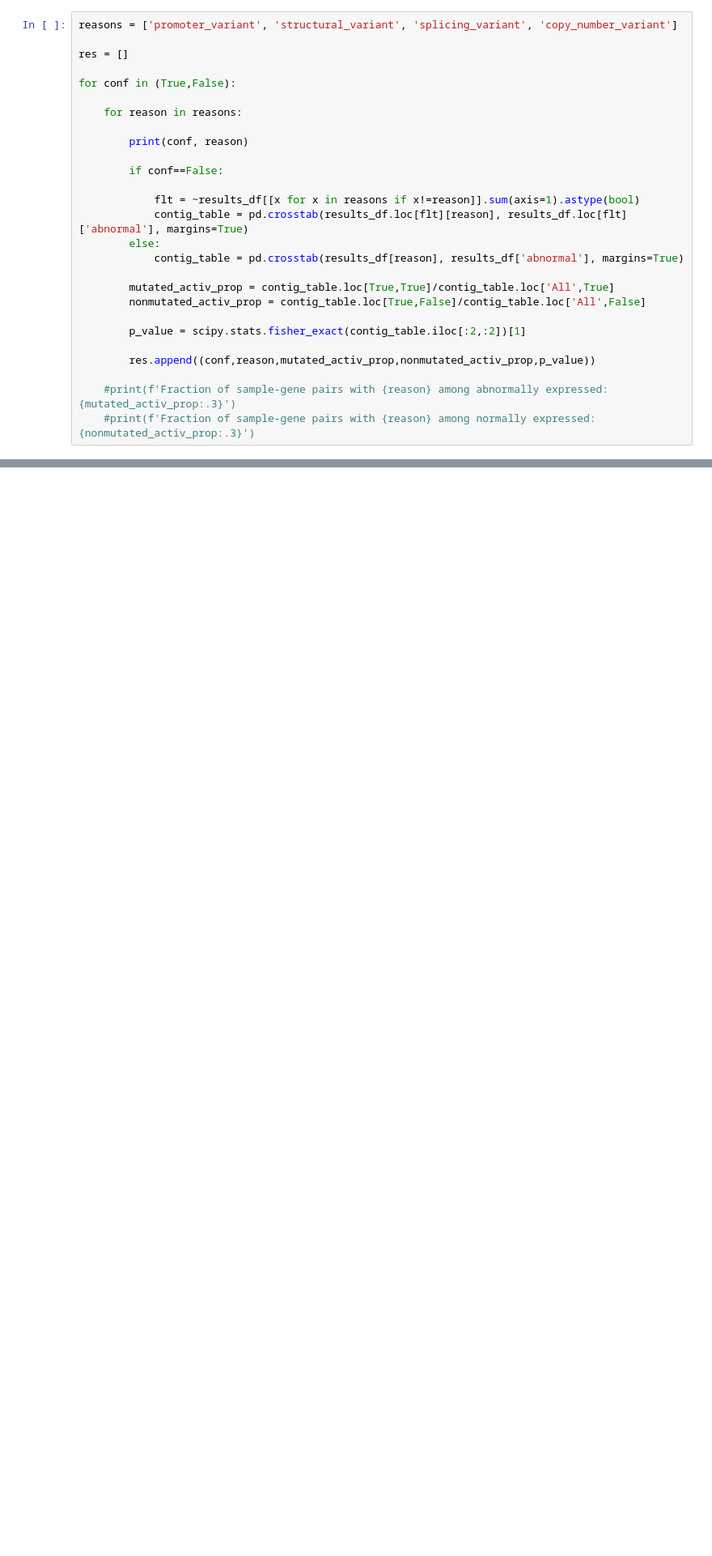
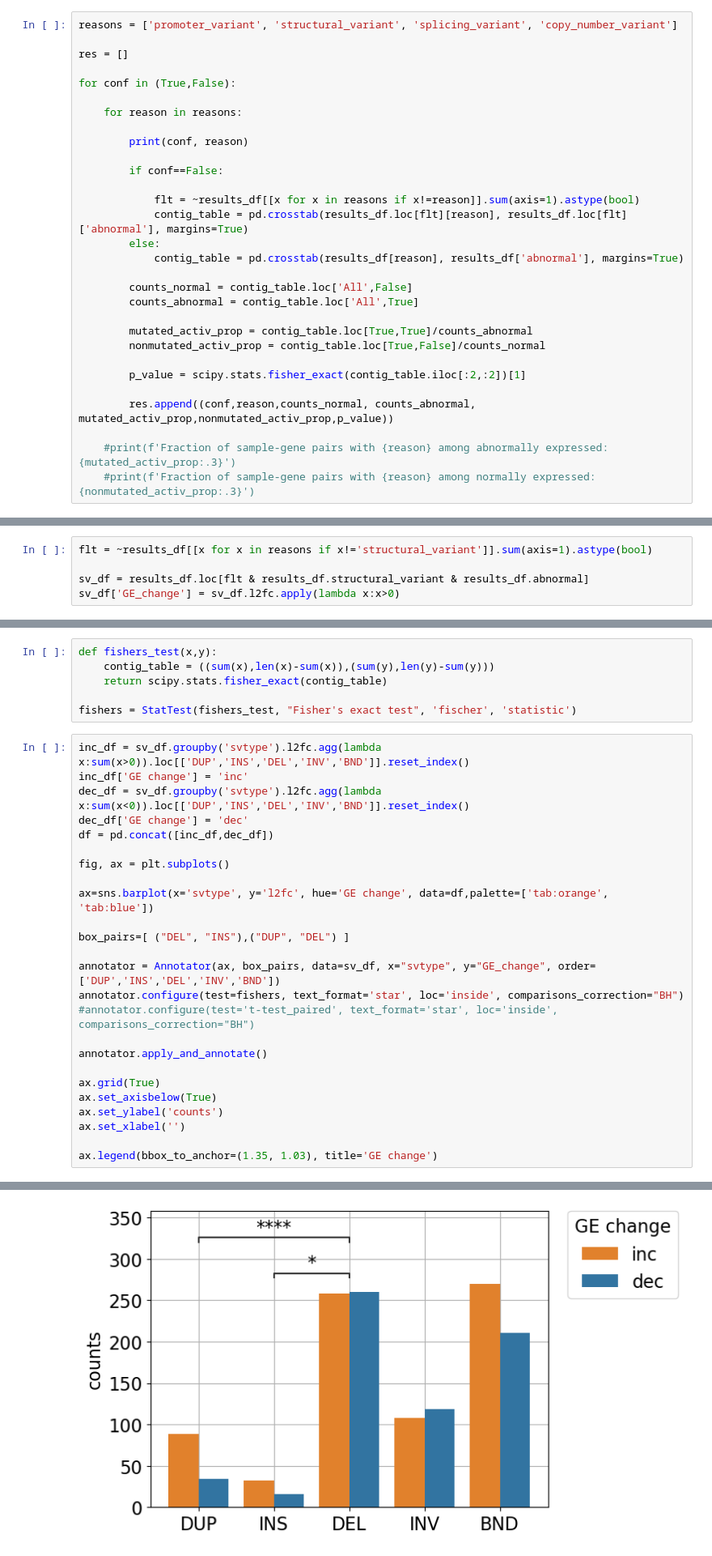
Before and after one commit to sergeyvilov/enformer, a Jupyter notebook: promoter_mutations/analysis.ipynb, the cells around one changed output, grey strips where cells are left out. Shown at 81% size. Saved outputs shown, nothing was run; the diff lists cells and outputs as text; blank space fills up the shorter version.

```diff
--- a/promoter_mutations/analysis.ipynb
+++ b/promoter_mutations/analysis.ipynb
@@ -99,12 +129,15 @@ for conf in (True,False):
         else:
             contig_table = pd.crosstab(results_df[reason], results_df['abnormal'], margins=True)
 
-        mutated_activ_prop = contig_table.loc[True,True]/contig_table.loc['All',True]
-        nonmutated_activ_prop = contig_table.loc[True,False]/contig_table.loc['All',False]
+        counts_normal = contig_table.loc['All',False]
+        counts_abnormal = contig_table.loc['All',True]
+
+        mutated_activ_prop = contig_table.loc[True,True]/counts_abnormal
+        nonmutated_activ_prop = contig_table.loc[True,False]/counts_normal
 
         p_value = scipy.stats.fisher_exact(contig_table.iloc[:2,:2])[1]
 
-        res.append((conf,reason,mutated_activ_prop,nonmutated_activ_prop,p_value))
+        res.append((conf,reason,counts_normal, counts_abnormal, mutated_activ_prop,nonmutated_activ_prop,p_value))
 
     #print(f'Fraction of sample-gene pairs with {reason} among abnormally expressed: {mutated_activ_prop:.3}')
     #print(f'Fraction of sample-gene pairs with {reason} among normally expressed: {nonmutated_activ_prop:.3}')
@@ -116,0 +173,5 @@ res = pd.DataFrame(res, columns=['Confounders', 'Mutation', 'Frac. in anomal exp
+# %%
+flt = ~results_df[[x for x in reasons if x!='structural_variant']].sum(axis=1).astype(bool)
+
+sv_df = results_df.loc[flt & results_df.structural_variant & results_df.abnormal]
+sv_df['GE_change'] = sv_df.l2fc.apply(lambda x:x>0)
@@ -116,0 +186,32 @@ res = pd.DataFrame(res, columns=['Confounders', 'Mutation', 'Frac. in anomal exp
+# %%
+def fishers_test(x,y):
+    contig_table = ((sum(x),len(x)-sum(x)),(sum(y),len(y)-sum(y)))
+    return scipy.stats.fisher_exact(contig_table)
+
+fishers = StatTest(fishers_test, "Fisher's exact test", 'fischer', 'statistic')
+# %%
+inc_df = sv_df.groupby('svtype').l2fc.agg(lambda x:sum(x>0)).loc[['DUP','INS','DEL','INV','BND']].reset_index()
+inc_df['GE change'] = 'inc'
+dec_df = sv_df.groupby('svtype').l2fc.agg(lambda x:sum(x<0)).loc[['DUP','INS','DEL','INV','BND']].reset_index()
+dec_df['GE change'] = 'dec'
+df = pd.concat([inc_df,dec_df])
+
+fig, ax = plt.subplots()
+
+ax=sns.barplot(x='svtype', y='l2fc', hue='GE change', data=df,palette=['tab:orange', 'tab:blue'])
+
+box_pairs=[ ("DEL", "INS"),("DUP", "DEL") ]
+
+annotator = Annotator(ax, box_pairs, data=sv_df, x="svtype", y="GE_change", order=['DUP','INS','DEL','INV','BND'])
+annotator.configure(test=fishers, text_format='star', loc='inside', comparisons_correction="BH")
+#annotator.configure(test='t-test_paired', text_format='star', loc='inside', comparisons_correction="BH")
+
+annotator.apply_and_annotate()
+
+ax.grid(True)
+ax.set_axisbelow(True)
+ax.set_ylabel('counts')
+ax.set_xlabel('')
+
+ax.legend(bbox_to_anchor=(1.35, 1.03), title='GE change')
+# %% [output]
@@ -116,0 +228 @@ res = pd.DataFrame(res, columns=['Confounders', 'Mutation', 'Frac. in anomal exp
+[figure, added]
```
Also changed, not shown: parts of 23 cells of this notebook, 5 other files.
